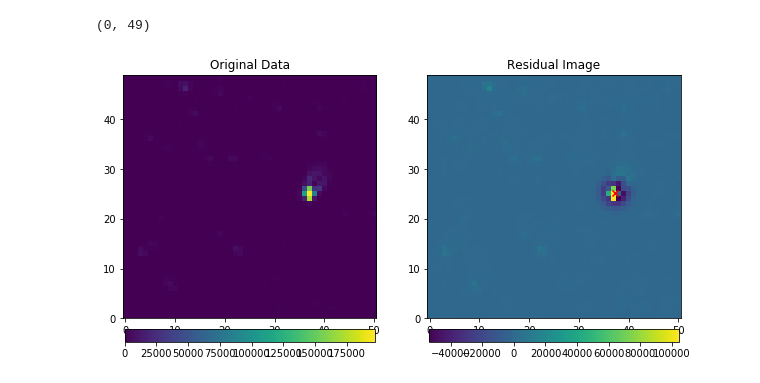
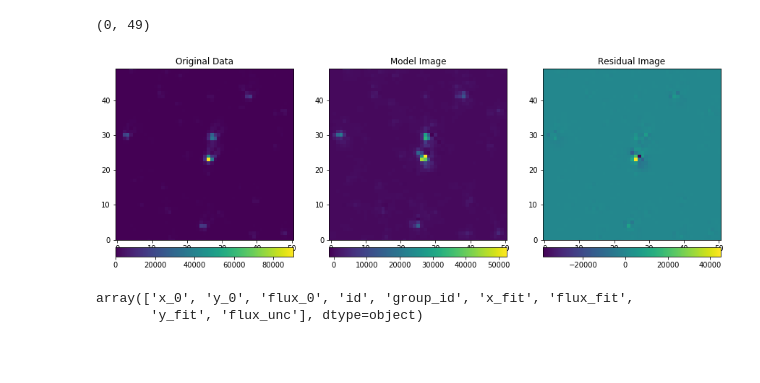
Before and after one commit to ekaterinailin/GaiaK2PSF, a Jupyter notebook: 94_use_photutils_do_PSF_photometry_w_fixed_centroids.ipynb, the cells around one changed output. Drawn from its saved outputs; the diff is of its cells as text; code cells hidden in the pictures; blank space fills up the shorter version.

Commit message:
Added empirical psf modeling and plots module

```diff
--- a/94_use_photutils_do_PSF_photometry_w_fixed_centroids.ipynb
+++ b/94_use_photutils_do_PSF_photometry_w_fixed_centroids.ipynb
@@ -19,12 +20,13 @@ from copy import deepcopy
 # %%
-def define_photometry(sigma_psf=0.5, group_psf=1.5, fitshape=(11,11)):
+def define_photometry(sigma_psf=0.5, group_psf=1.5, fitshape=(11,11), psf_model=None):
     daogroup = DAOGroup(group_psf *
                         sigma_psf *
                         gaussian_sigma_to_fwhm)
 
     bkg = MMMBackground()
     fitter = LevMarLSQFitter()
-    psf_model = IntegratedGaussianPRF(sigma=sigma_psf)
+    if psf_model is None:
+        psf_model = IntegratedGaussianPRF(sigma=sigma_psf)
 
     psf_model.x_0.fixed = True
     psf_model.y_0.fixed = True
@@ -33,12 +35,13 @@ def define_photometry(sigma_psf=0.5, group_psf=1.5, fitshape=(11,11)):
                               bkg_estimator=bkg,
                               psf_model=psf_model,
                               fitter=LevMarLSQFitter(),
-                              fitshape=fitshape)
+                              fitshape=fitshape,
+                              aperture_radius=5)
 
 def get_members_photometry_table(photometry, memberspath, TPF, index):
     image = TPF.flux[index,:,:]
-    members = read_fits_table(memberspath)
-    rselect = select_members_on_tpf(TPF, members)
+    rselect = wrapper_supplement_olivares_with_gaia_coordinates_on_tpf(TPF,
+                                                                       memberspath)
     pos = Table(names=['x_0', 'y_0'], data=[rselect['xcentroid'],
                                             rselect['ycentroid']])
     result_table =  photometry(image=image, init_guesses=pos)
@@ -48,14 +51,17 @@ def get_members_photometry_table(photometry, memberspath, TPF, index):
 def get_members_photometry_residual_image(photometry):
     return photometry.get_residual_image()
 # %%
-EPIC = 200062544
+#200062524 -- 200062583
+EPIC = 200062560
 C = 7
 index = 256
 memberspath = 'data/olivares_members_r147.fit'
 
 TPF = search_targetpixelfile(EPIC).download()
+# %%
+psf_model = pickle.load(open( "data/epsf29.p", "rb" ))
 # %%
-photometry = define_photometry(sigma_psf=1.5, group_psf=2.5,)
+photometry = define_photometry(sigma_psf=.5, group_psf=1.5, psf_model=psf_model)
 
 result_tab = get_members_photometry_table(photometry, memberspath, TPF,index)
 
@@ -63,21 +88,33 @@ residual_image = get_members_photometry_residual_image(photometry)
 # %%
 image = TPF.flux[index,:,:]
 
-plt.figure(figsize=(10,5))
+plt.figure(figsize=(15,5))
 
-plt.subplot(1, 2, 1,)
+plt.subplot(1, 3, 1,)
 
 plt.imshow(image, cmap='viridis', aspect=1, interpolation='nearest',)
 plt.ylim(0,49)
 plt.title('Original Data')
 plt.colorbar(orientation='horizontal', fraction=0.046, pad=0.04)
-plt.subplot(1 ,2, 2)
-plt.scatter(result_tab['x_fit'],result_tab['y_fit'],c='r', marker='x')
+plt.subplot(1 ,3, 2)
+#plt.scatter(result_tab['x_fit'],result_tab['y_fit'],c='r', marker='x')
+plt.imshow(image-residual_image, cmap='viridis', aspect=1,
+           interpolation='nearest', origin='lower')
+plt.ylim(0,49)
+plt.title('Model Image')
+plt.colorbar(orientation='horizontal', fraction=0.046, pad=0.04)
+plt.subplot(1 ,3, 3)
 plt.imshow(residual_image, cmap='viridis', aspect=1,
            interpolation='nearest', origin='lower')
 plt.title('Residual Image')
 plt.colorbar(orientation='horizontal', fraction=0.046, pad=0.04)
 plt.ylim(0,49)
 # %% [output]
 (0, 49)
-[figure, old version]
+[figure, new version]
+# %%
+df = result_tab.to_pandas()
+df.columns.values
+# %% [output]
+array(['x_0', 'y_0', 'flux_0', 'id', 'group_id', 'x_fit', 'flux_fit',
+       'y_fit', 'flux_unc'], dtype=object)
```
Also changed, not shown: parts of 4 cells of this notebook, 7 other files.
